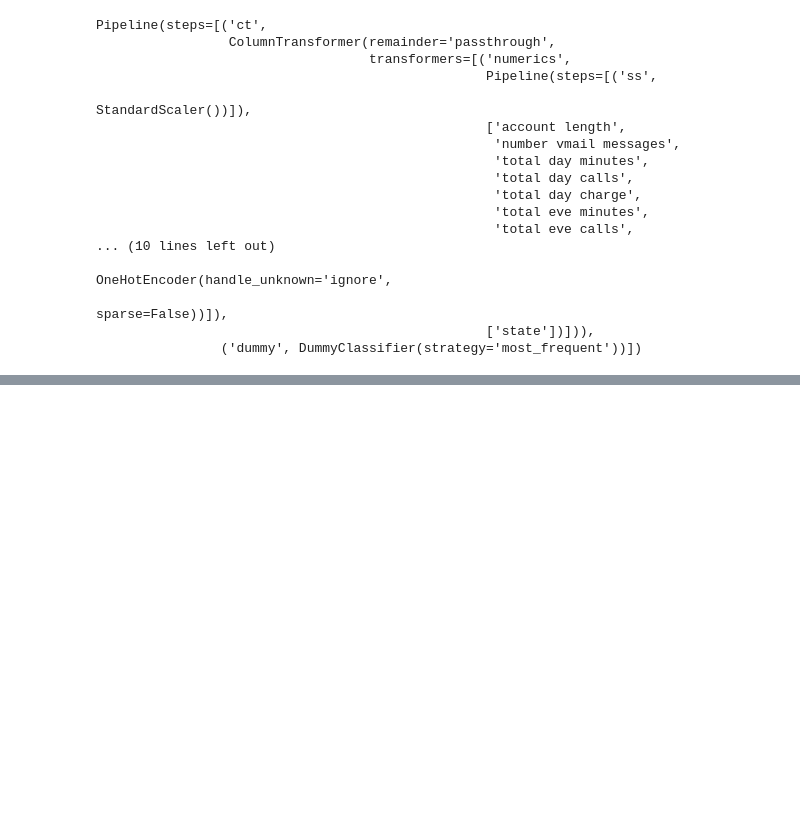
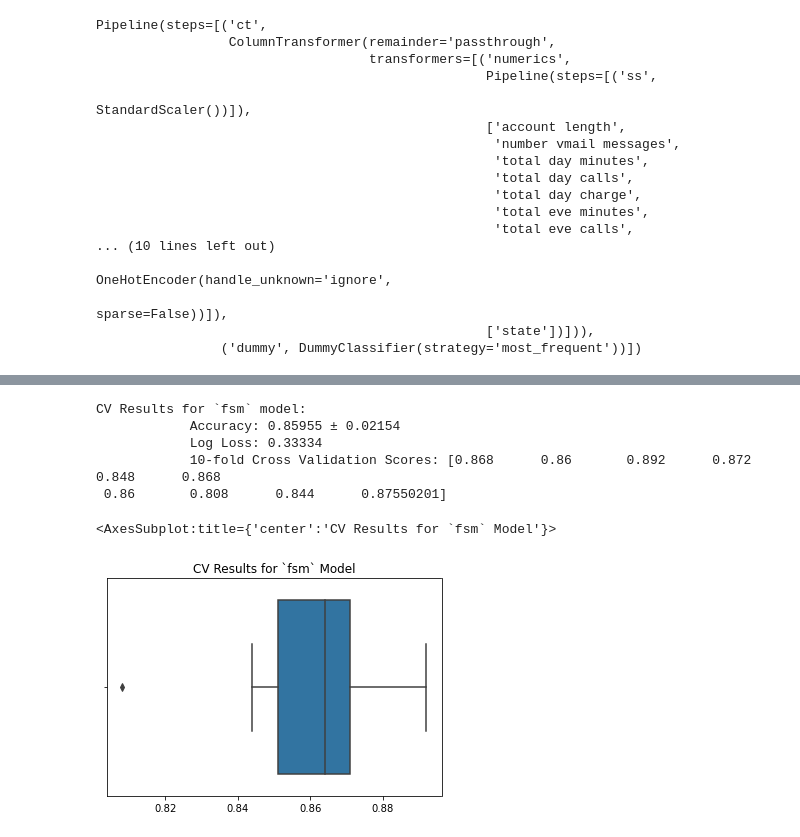
Before and after one commit to clairesarraille/SyriaTel_Customer_Churn, a Jupyter notebook: notebook_02.ipynb, the cells around one changed output, grey strips where cells are left out. Saved outputs shown, nothing was run; the diff lists cells and outputs as text; code cells hidden in the pictures; blank space fills up the shorter version.

```diff
--- a/notebook_02.ipynb
+++ b/notebook_02.ipynb
@@ -347,0 +532,21 @@ Pipeline(steps=[('ct',
+# %%
+first_pipe_cv = ModelWithCV(
+    firstpipe,
+    model_name='fsm',
+    X=X_train,
+    y=y_train
+)
+# %%
+fig, ax =plt.subplots()
+
+first_pipe_cv.print_cv_summary()
+
+first_pipe_cv.plot_cv(ax=ax)
+# %% [output]
+CV Results for `fsm` model:
+            Accuracy: 0.85955 ± 0.02154
+            Log Loss: 0.33334
+            10-fold Cross Validation Scores: [0.868      0.86       0.892      0.872      0.848      0.868
+ 0.86       0.808      0.844      0.87550201]
+<AxesSubplot:title={'center':'CV Results for `fsm` Model'}>
+[figure, added]
```
Also changed, not shown: parts of 37 cells of this notebook.
